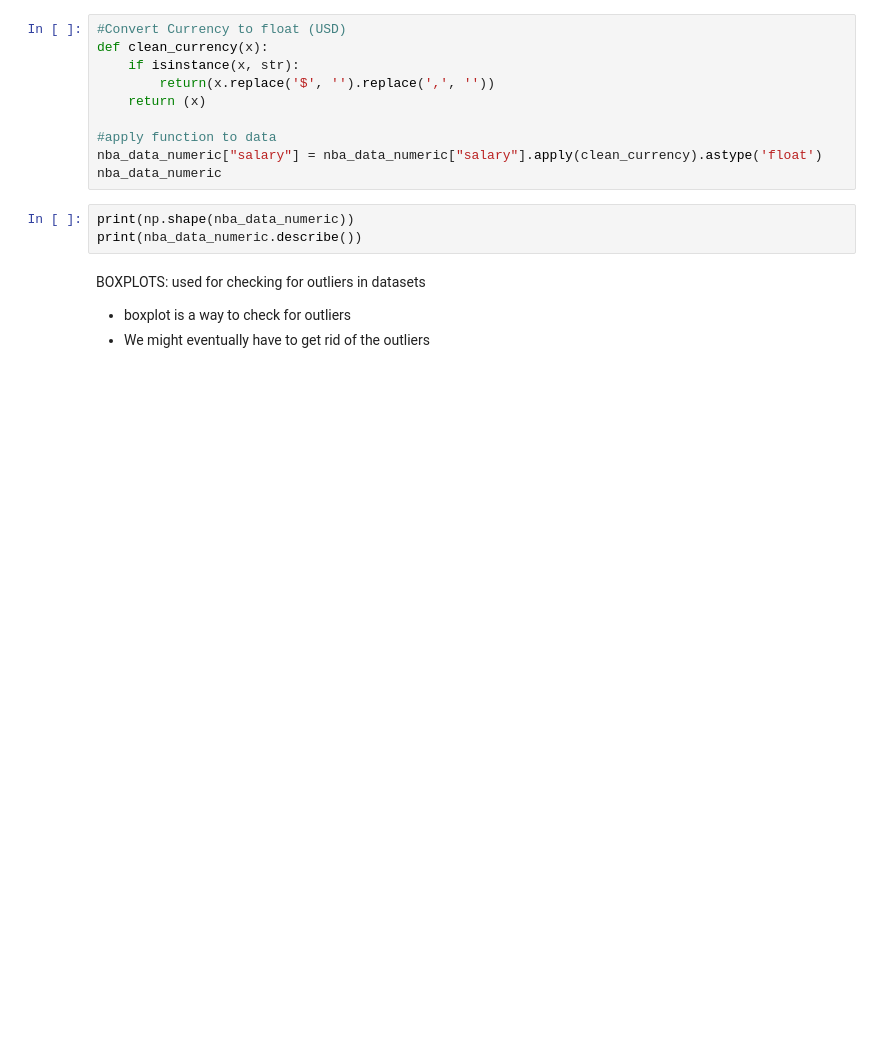
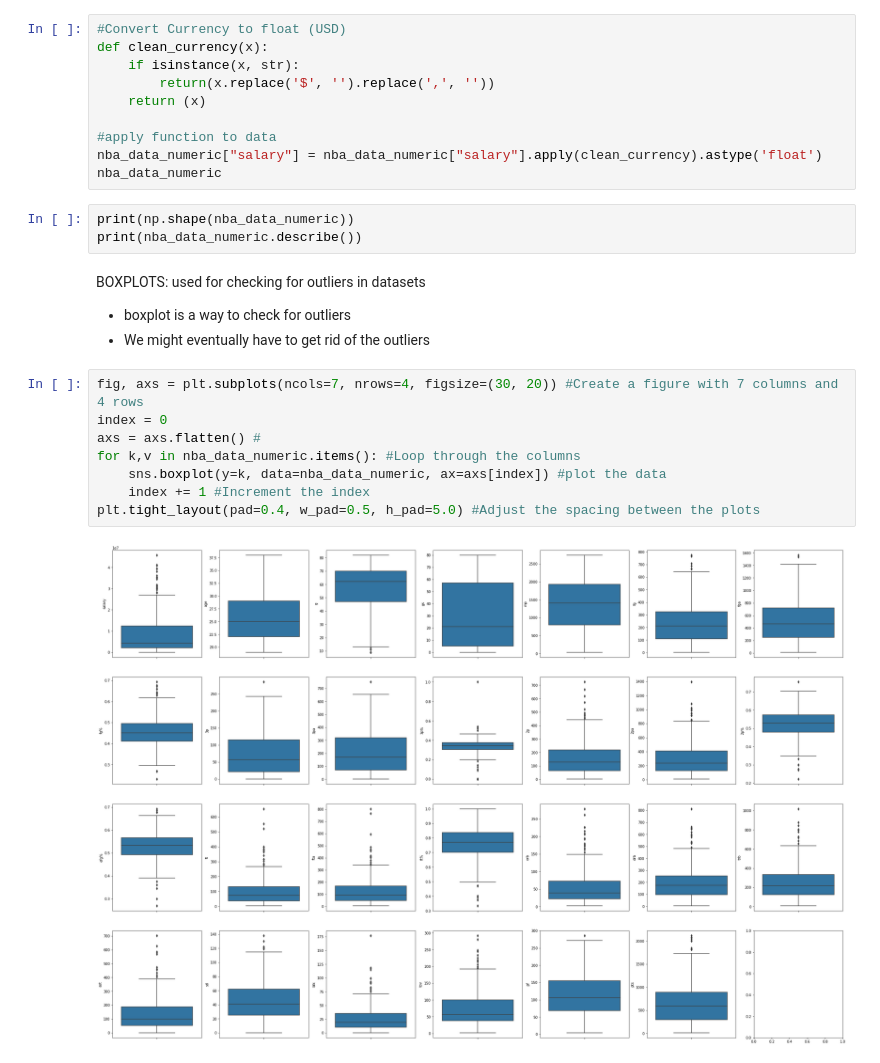
Before and after one commit to hakeem-cmd/Shopify-Data-Science-Challenge, a Jupyter notebook: DS_PROJECTS/p3/tensorflow.ipynb, the cells around one changed output. Saved outputs shown, nothing was run; the diff lists cells and outputs as text; blank space fills up the shorter version.

```diff
--- a/DS_PROJECTS/p3/tensorflow.ipynb
+++ b/DS_PROJECTS/p3/tensorflow.ipynb
@@ -88,3 +104,13 @@ print(nba_data_numeric.describe())
 BOXPLOTS: used for checking for outliers in datasets
 - boxplot is a way to check for outliers
 - We might eventually have to get rid of the outliers
+# %%
+fig, axs = plt.subplots(ncols=7, nrows=4, figsize=(30, 20)) #Create a figure with 7 columns and 4 rows
+index = 0
+axs = axs.flatten() #
+for k,v in nba_data_numeric.items(): #Loop through the columns
+    sns.boxplot(y=k, data=nba_data_numeric, ax=axs[index]) #plot the data
+    index += 1 #Increment the index
+plt.tight_layout(pad=0.4, w_pad=0.5, h_pad=5.0) #Adjust the spacing between the plots
+# %% [output]
+[figure, added]
```
Also changed, not shown: parts of 1 cell of this notebook.
